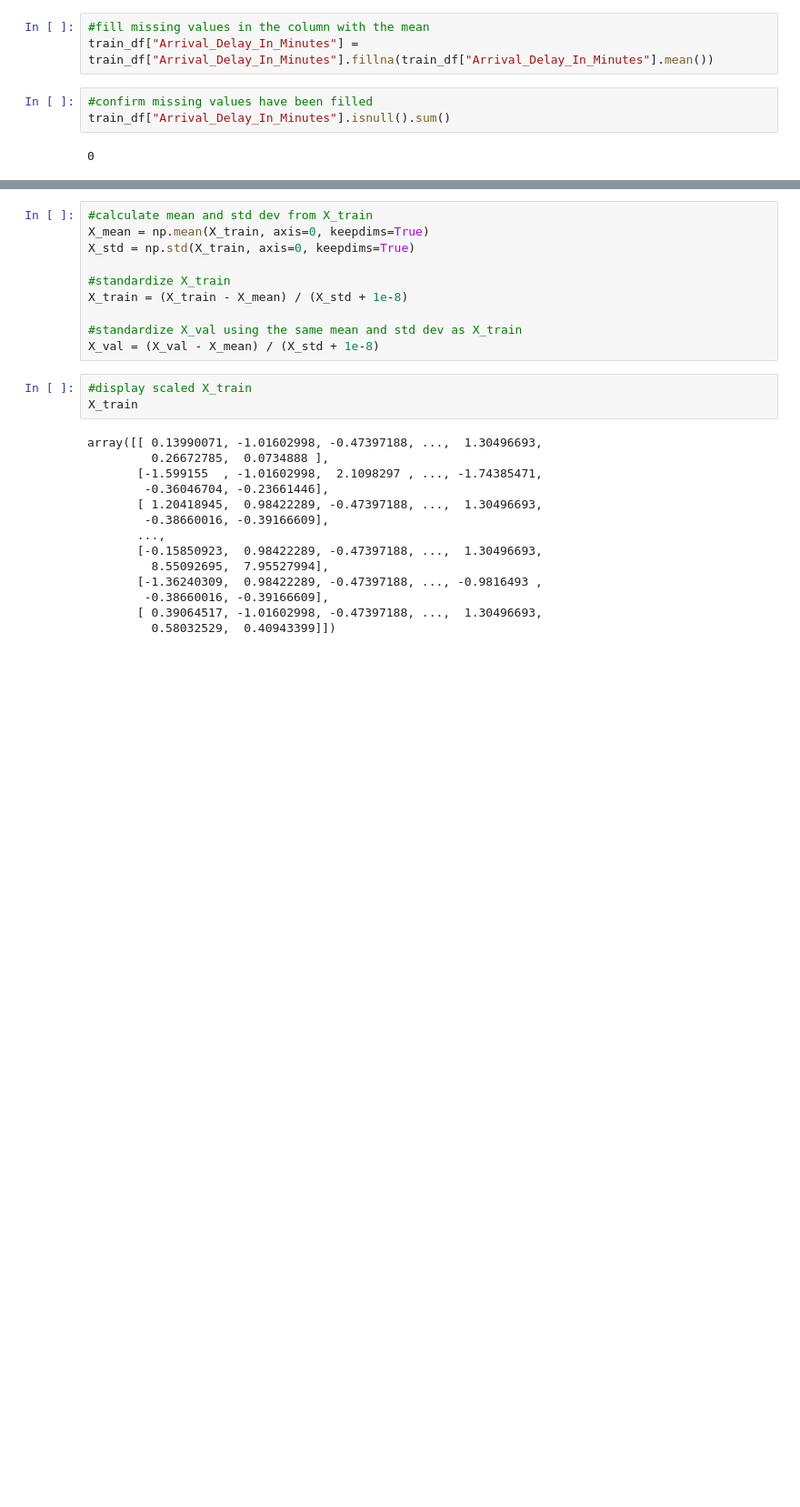
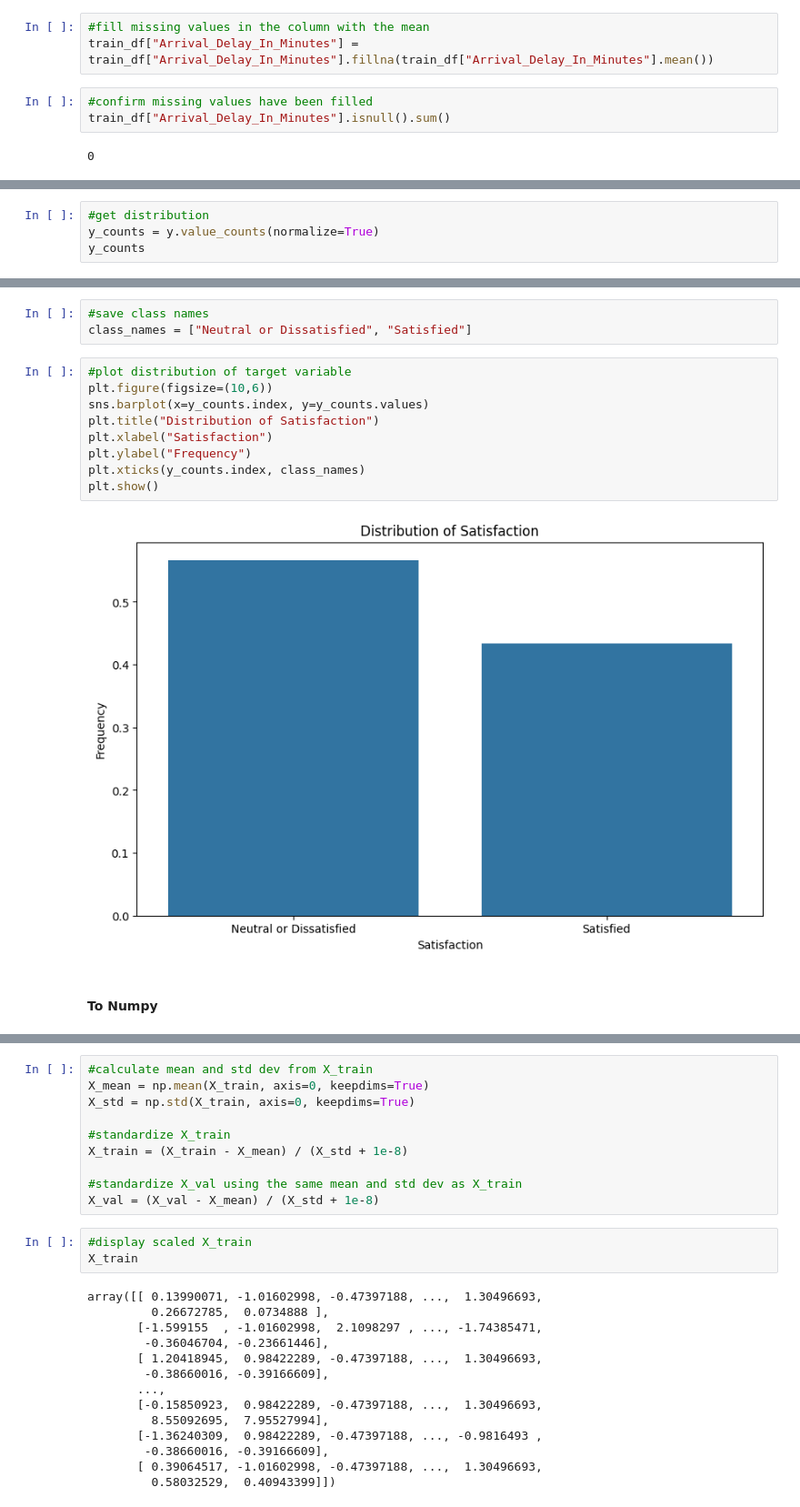
Before and after one commit to sleekyucee/programming4AI, a Jupyter notebook: Notebooks/Programming_and_Maths_INM702_CourseWork_TaskOne_Amua_U.ipynb, the cells around one changed output, grey strips where cells are left out. Shown at 91% size. Drawn from its saved outputs; the diff is of its cells as text; blank space fills up the shorter version.

```diff
--- a/Notebooks/Programming_and_Maths_INM702_CourseWork_TaskOne_Amua_U.ipynb
+++ b/Notebooks/Programming_and_Maths_INM702_CourseWork_TaskOne_Amua_U.ipynb
@@ -256,2 +276,6 @@ train_df.head()
 X = train_df.drop("Satisfaction", axis=1)
 y = train_df["Satisfaction"]
+# %%
+#get distribution
+y_counts = y.value_counts(normalize=True)
+y_counts
@@ -258 +288,17 @@ y = train_df["Satisfaction"]
+# %%
+#save class names
+class_names = ["Neutral or Dissatisfied", "Satisfied"]
+# %%
+#plot distribution of target variable
+plt.figure(figsize=(10,6))
+sns.barplot(x=y_counts.index, y=y_counts.values)
+plt.title("Distribution of Satisfaction")
+plt.xlabel("Satisfaction")
+plt.ylabel("Frequency")
+plt.xticks(y_counts.index, class_names)
+plt.show()
+# %% [output]
+[figure, added]
+# %% [markdown]
+#### To Numpy
 # %%
```
Also changed, not shown: parts of 178 cells of this notebook, 1 other file.
